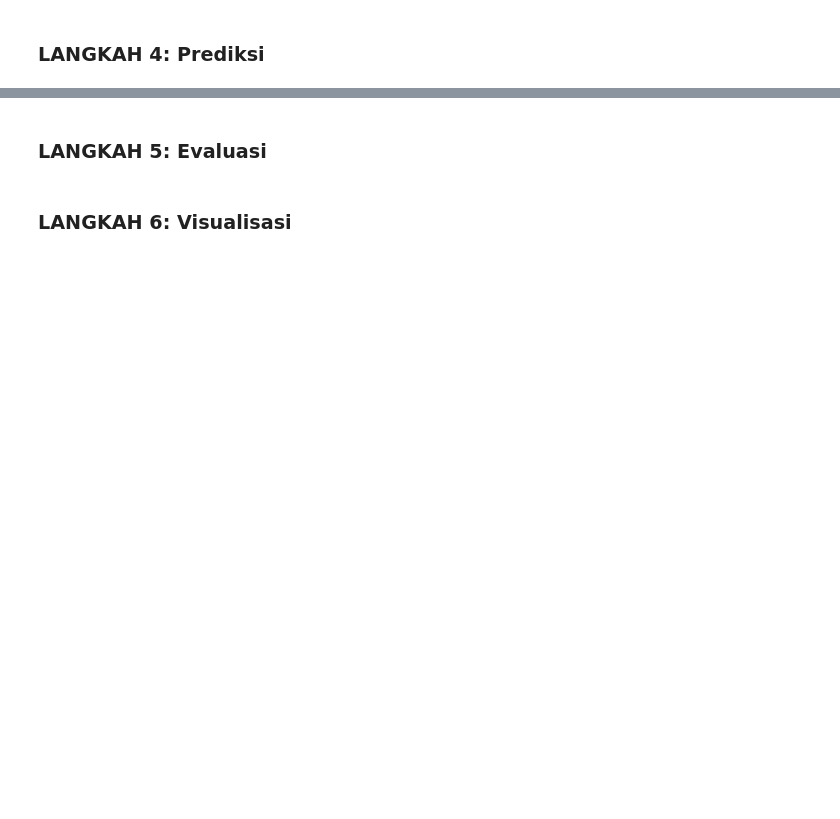
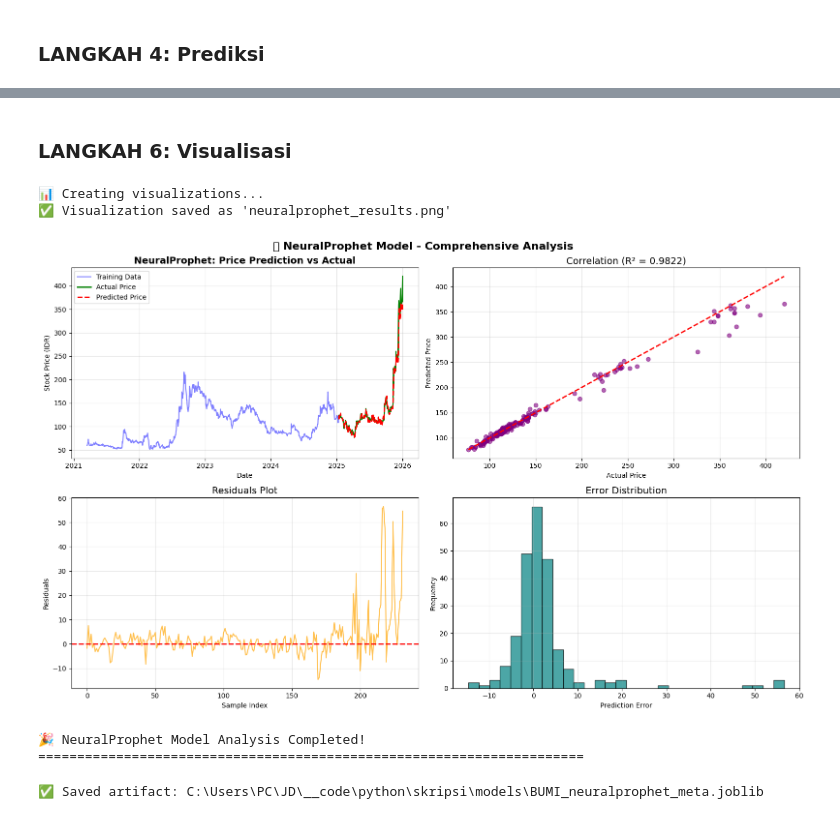
Before and after one commit to jasondaxilia/skripsi, a Jupyter notebook: artifacts/notebooks/model_neuralprophet.ipynb, the cells around one changed output, grey strips where cells are left out. Saved outputs shown, nothing was run; the diff lists cells and outputs as text; code cells hidden in the pictures; blank space fills up the shorter version.

```diff
--- a/artifacts/notebooks/model_neuralprophet.ipynb
+++ b/artifacts/notebooks/model_neuralprophet.ipynb
@@ -19,7 +19,7 @@ from sklearn.preprocessing import StandardScaler
 
 # Suppress warnings
 warnings.filterwarnings('ignore')
-emiten = 'DEWA'
+emiten = 'BUMI'
 # %% [markdown]
 ### Fungsi untuk Rekayasa Fitur
 # %%
@@ -85,7 +85,7 @@ def create_features(df):
 # %%
 print("\n📥 Downloading stock data...")
 # Kita ambil strukturnya agar aman
-data_raw = yf.download(emiten + '.JK', start='2020-01-01', end='2025-01-01', progress=False)
+data_raw = yf.download(emiten + '.JK',period="5y",interval="1d", progress=False)
 
 # --- FIX STRUKTUR DATA YFINANCE ---
 # Jika MultiIndex (ada level Ticker), kita buang level Tickernya
@@ -310,2 +388,0 @@ print("="*70)
-# %% [markdown]
-### LANGKAH 5: Evaluasi
@@ -371,35 +415,41 @@ ax2.plot([y_test_actual.min(), y_test_actual.max()],
          [y_test_actual.min(), y_test_actual.max()], 'r--', lw=2)
 ax2.set_xlabel('Actual Price')
 ax2.set_ylabel('Predicted Price')
-ax2.set_title(f'Correlation (R² = {r2:.4f})', fontsize=14)
+ax2.set_title(f'Correlation (R² = {r2_raw:.4f})', fontsize=14)
 ax2.grid(True, alpha=0.3)
 
 # Plot 3: Residuals
 ax3 = axes[1, 0]
 residuals = y_test_actual - reconstructed_prices
 ax3.plot(residuals, color='orange', alpha=0.7)
 ax3.axhline(y=0, color='red', linestyle='--', linewidth=2)
 ax3.set_title('Residuals Plot', fontsize=14)
 ax3.set_xlabel('Sample Index')
 ax3.set_ylabel('Residuals')
 ax3.grid(True, alpha=0.3)
 
 # Plot 4: Error Distribution
 ax4 = axes[1, 1]
 ax4.hist(residuals, bins=30, alpha=0.7, color='teal', edgecolor='black')
 ax4.set_title('Error Distribution', fontsize=14)
 ax4.set_xlabel('Prediction Error')
 ax4.set_ylabel('Frequency')
 ax4.grid(True, alpha=0.3)
 
 plt.suptitle('📈 NeuralProphet Model - Comprehensive Analysis', fontsize=16, fontweight='bold')
 plt.tight_layout()
 # plt.savefig('neuralprophet_results.png', dpi=300, bbox_inches='tight')
 print("✅ Visualization saved as 'neuralprophet_results.png'")
 plt.show()
 
 print("\n🎉 NeuralProphet Model Analysis Completed!")
 print("="*70)
+# %% [output]
+📊 Creating visualizations...
+✅ Visualization saved as 'neuralprophet_results.png'
+[figure, added]
+🎉 NeuralProphet Model Analysis Completed!
+======================================================================
 # %%
 # Export NeuralProphet artifact to repository 'models' with scaler + features
 from pathlib import Path
@@ -486,3 +536,5 @@ except Exception as e:
         print('✅ Saved meta artifact:', meta_path.resolve())
     except Exception as e2:
         raise RuntimeError(f'Failed to save NeuralProphet model: {e2}')
+# %% [output]
+✅ Saved artifact: C:\Users\PC\JD\__code\python\skripsi\models\BUMI_neuralprophet_meta.joblib
```
Also changed, not shown: parts of 10 cells of this notebook, 45 other files.
